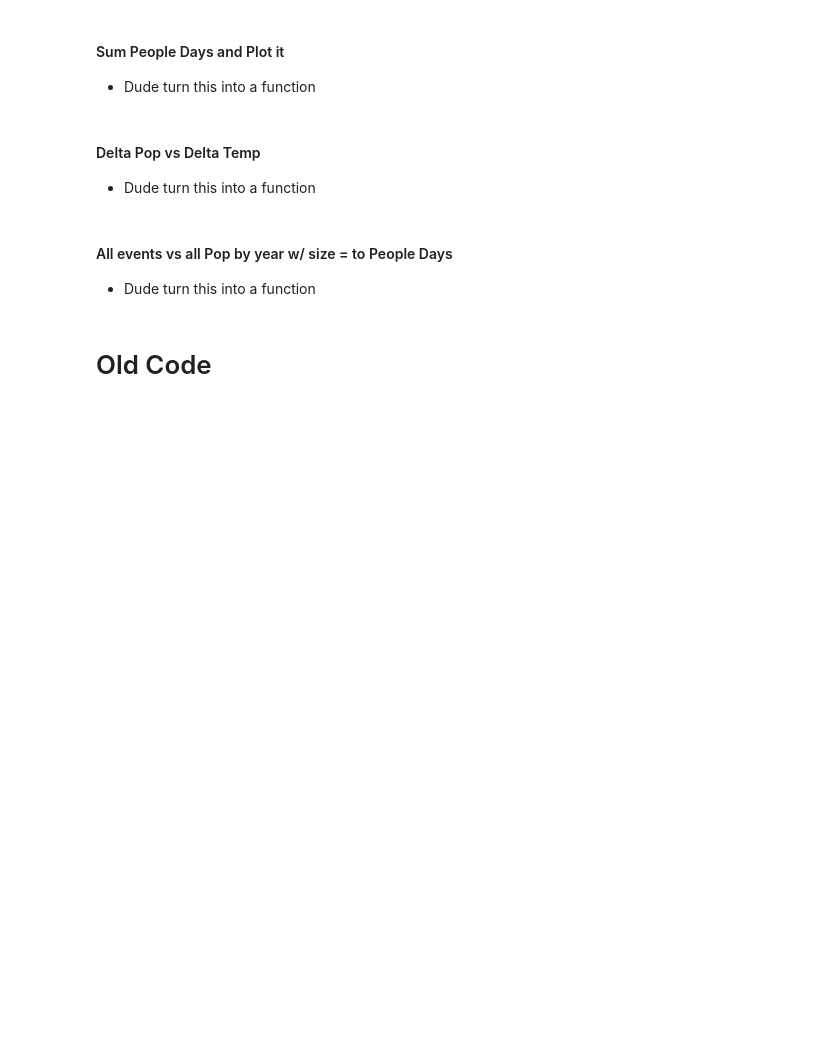
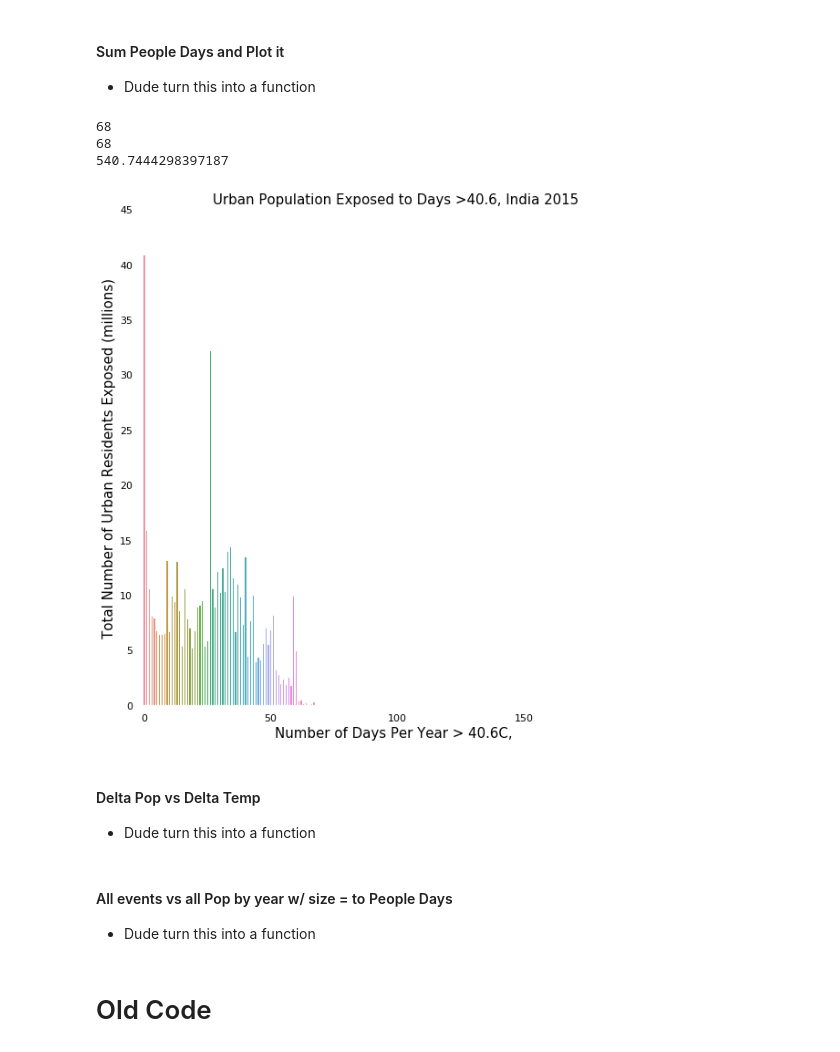
Before and after one commit to ecohydro/GlobalUrbanHeat, a Jupyter notebook: Notebooks/cpt_Figures.ipynb, the cells around one changed output. Cells and saved outputs as stored; diff of their text form; code cells hidden in the pictures; blank space fills up the shorter version.

Commit message:
india figures

```diff
--- a/Notebooks/cpt_Figures.ipynb
+++ b/Notebooks/cpt_Figures.ipynb
@@ -230,6 +237,7 @@ df_Tpop['2015'] = df_chirts_merge['2015']
 df_Tpop['PD_1983'] = df_Tpop['P75'] * df_Tpop['1983']
 df_Tpop['PD_1990'] = df_Tpop['P90'] * df_Tpop['1990']
 df_Tpop['PD_2000'] = df_Tpop['P00'] * df_Tpop['2000']
-df_Tpop['PD_2015'] = df_Tpop['P15'] * df_Tpop['2015']
+df_Tpop[
+    'PD_2015'] = df_Tpop['P15'] * df_Tpop['2015']
 # %%
 df_Tpop[2500:2600]
@@ -242,10 +264,13 @@ df_Tpop[2500:2600]
 
 - Dude turn this into a function
 # %%
-year = '1983' # get Tmax events for a given year
-pop_year = 'P75' # get the pop for each city
+year = '2015' # get Tmax events for a given year
+pop_year = 'P15' # get the pop for each city
+country = 'India' # pick a country
 
-pop_tot = df_Tpop.groupby(year)[pop_year].sum() # group pop by tmax events and sum
+country = df_Tpop[df_Tpop['CTR_MN_NM'] == country]
+
+pop_tot = country.groupby(year)[pop_year].sum() # group pop by tmax events and sum
 pop_range = (list(range(1,len(pop_tot)+1))) # make a list of range
 
 print(len(pop_tot))
@@ -257,36 +282,44 @@ test['pop_range'] = pop_range
 
 tot = test.pop_tot.sum()
 print(tot)
+# %% [output]
+68
+68
+540.7444298397187
 # %%
 # make plot
 
 sns.set(font_scale=1)
 # fig, ax = plt.subplots(nrows=1, ncols=1)
 fig = plt.subplots(figsize=[10,10])
 
 ax = sns.barplot(x='pop_range', y='pop_tot', data = test)
 
 # Colors
-ax.set_facecolor('White')
+ax.set_facecolor('white')
 
 # Sent font color
 
 # control x and y limits
-plt.ylim(0, 130)
+plt.ylim(0, 45)
 plt.xlim(-1, 200)
 
 # Labels
-plt.xlabel('Number of Days Per Year > 40.6C', fontsize = 25, c = 'white')
-plt.ylabel('Total Number of Urban Residents Exposed (millions)', fontsize = 25, c = 'white')
-plt.title('Urban Population Exposed to Days >40.6 '+year, fontsize = 25, c = 'white')
+plt.xlabel('Number of Days Per Year > 40.6C, ', fontsize = 15, c = 'black')
+plt.ylabel('Total Number of Urban Residents Exposed (millions)', fontsize = 15, c = 'black')
+plt.title('Urban Population Exposed to Days >40.6, India '+ year, fontsize =15, c = 'black')
 
 # ticks
 tick = list(range(0,200, 50))
 plt.xticks(tick, tick)
-ax.tick_params(axis='x', colors='white')
-ax.tick_params(axis='y', colors='white')
+ax.tick_params(axis='x', colors='black')
+ax.tick_params(axis='y', colors='black')
 
-plt.savefig('/home/cascade/projects/'+'peopledays '+year+'.png', transparent=True)
+plt.savefig('/home/cascade/projects/'+'peopledays India ' +year+'.png')
+
+#transparent=True
+# %% [output]
+[figure, added]
 # %% [markdown]
 #### Delta Pop vs Delta Temp
 
```
Also changed, not shown: parts of 6 cells of this notebook.
